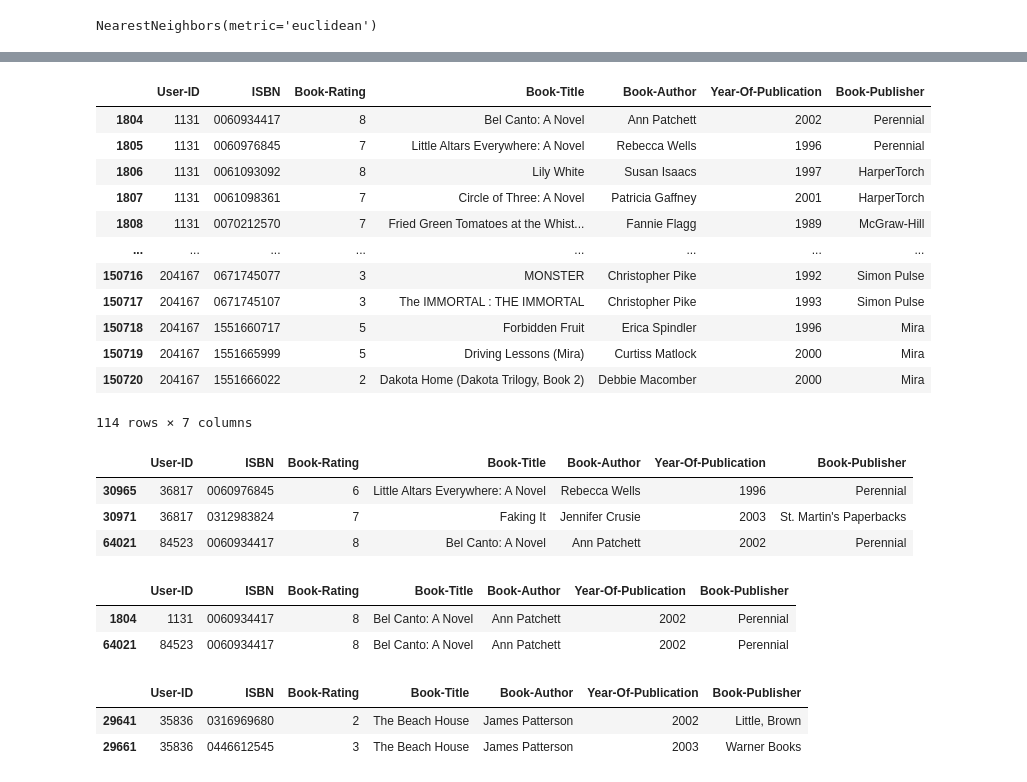
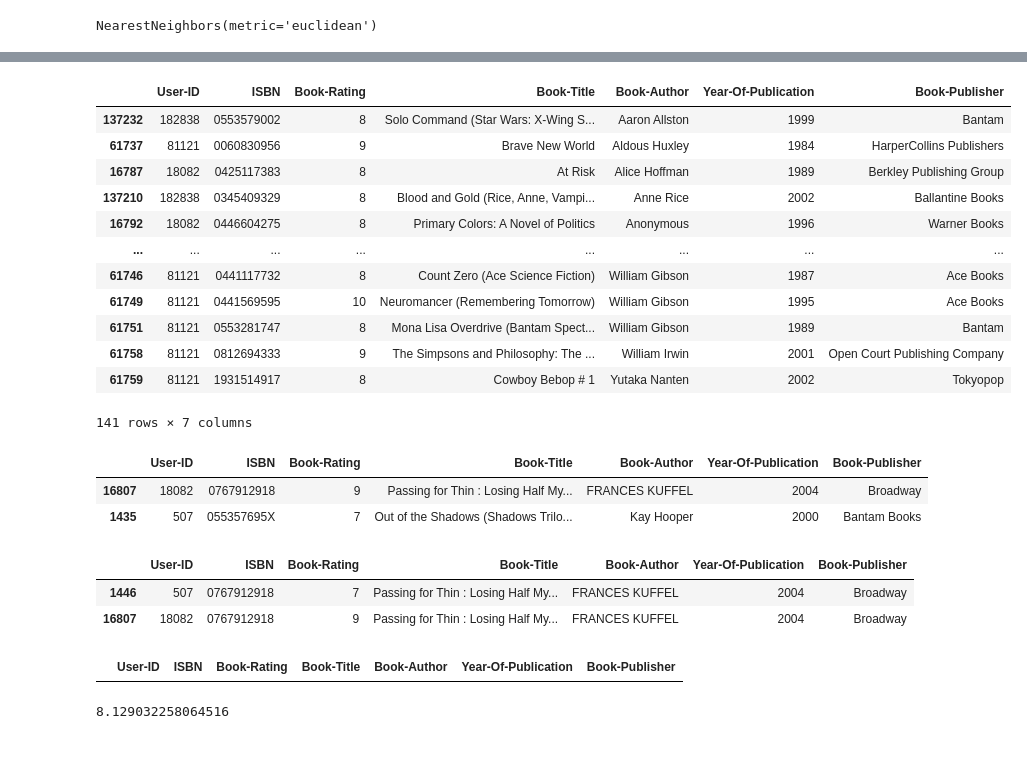
Before and after one commit to caseynator123/EDP_assigment2, a Jupyter notebook: eda/testing_knn_age.ipynb, the cells around one changed output, grey strips where cells are left out. Drawn from its saved outputs; the diff is of its cells as text; code cells hidden in the pictures; blank space fills up the shorter version.

```diff
--- a/eda/testing_knn_age.ipynb
+++ b/eda/testing_knn_age.ipynb
@@ -176,2 +93,2 @@ df['User-Age-Imputed'] = df.apply(impute_age, axis=1)
 # %%
-df = df[['User-ID', 'User-Age', 'User-Age-Imputed']]
+user_age = ratings_user[['User-ID', 'User-Age', 'User-Age-Imputed']]
@@ -193,0 +95,4 @@ df
+# %%
+l = list(user_age.iloc[knn.kneighbors([features.iloc[1]])[1][0]]['User-ID'])
+l.append(user_age.iloc[1]['User-ID'])
+l
@@ -238,39 +129,36 @@ df[df['User-Age'].isna()]
 # %%
-test = ratings.merge(books)
+book_ratings = ratings.merge(books)
 # %%
-test = test[test['User-ID'].isin(list(df.iloc[knn.kneighbors([features.iloc[4]])[1][0]]['User-ID']))]
+book_ratings = book_ratings[book_ratings['User-ID'].isin(l)].sort_values('Book-Author')
 # %%
-test
+book_ratings
 # %% [output]
 |  | User-ID | ISBN | Book-Rating | Book-Title | Book-Author | Year-Of-Publication | Book-Publisher |
-| 1804 | 1131 | 0060934417 | 8 | Bel Canto: A Novel | Ann Patchett | 2002 | Perennial |
-| 1805 | 1131 | 0060976845 | 7 | Little Altars Everywhere: A Novel | Rebecca Wells | 1996 | Perennial |
-| 1806 | 1131 | 0061093092 | 8 | Lily White | Susan Isaacs | 1997 | HarperTorch |
-| 1807 | 1131 | 0061098361 | 7 | Circle of Three: A Novel | Patricia Gaffney | 2001 | HarperTorch |
-| 1808 | 1131 | 0070212570 | 7 | Fried Green Tomatoes at the Whist... | Fannie Flagg | 1989 | McGraw-Hill |
+| 137232 | 182838 | 0553579002 | 8 | Solo Command (Star Wars: X-Wing S... | Aaron Allston | 1999 | Bantam |
+| 61737 | 81121 | 0060830956 | 9 | Brave New World | Aldous Huxley | 1984 | HarperCollins Publishers |
+| 16787 | 18082 | 0425117383 | 8 | At Risk | Alice Hoffman | 1989 | Berkley Publishing Group |
+| 137210 | 182838 | 0345409329 | 8 | Blood and Gold (Rice, Anne, Vampi... | Anne Rice | 2002 | Ballantine Books |
+| 16792 | 18082 | 0446604275 | 8 | Primary Colors: A Novel of Politics | Anonymous | 1996 | Warner Books |
 | ... | ... | ... | ... | ... | ... | ... | ... |
-| 150716 | 204167 | 0671745077 | 3 | MONSTER | Christopher Pike | 1992 | Simon Pulse |
-| 150717 | 204167 | 0671745107 | 3 | The IMMORTAL : THE IMMORTAL | Christopher Pike | 1993 | Simon Pulse |
-| 150718 | 204167 | 1551660717 | 5 | Forbidden Fruit | Erica Spindler | 1996 | Mira |
-| 150719 | 204167 | 1551665999 | 5 | Driving Lessons (Mira) | Curtiss Matlock | 2000 | Mira |
-| 150720 | 204167 | 1551666022 | 2 | Dakota Home (Dakota Trilogy, Book 2) | Debbie Macomber | 2000 | Mira |
+| 61746 | 81121 | 0441117732 | 8 | Count Zero (Ace Science Fiction) | William Gibson | 1987 | Ace Books |
+| 61749 | 81121 | 0441569595 | 10 | Neuromancer (Remembering Tomorrow) | William Gibson | 1995 | Ace Books |
+| 61751 | 81121 | 0553281747 | 8 | Mona Lisa Overdrive (Bantam Spect... | William Gibson | 1989 | Bantam |
+| 61758 | 81121 | 0812694333 | 9 | The Simpsons and Philosophy: The ... | William Irwin | 2001 | Open Court Publishing Company |
+| 61759 | 81121 | 1931514917 | 8 | Cowboy Bebop # 1 | Yutaka Nanten | 2002 | Tokyopop |
-114 rows × 7 columns
+141 rows × 7 columns
 # %%
-test[test['Book-Title'].duplicated()]
+book_ratings[book_ratings['Book-Title'].duplicated()]
 # %% [output]
 |  | User-ID | ISBN | Book-Rating | Book-Title | Book-Author | Year-Of-Publication | Book-Publisher |
-| 30965 | 36817 | 0060976845 | 6 | Little Altars Everywhere: A Novel | Rebecca Wells | 1996 | Perennial |
-| 30971 | 36817 | 0312983824 | 7 | Faking It | Jennifer Crusie | 2003 | St. Martin's Paperbacks |
-| 64021 | 84523 | 0060934417 | 8 | Bel Canto: A Novel | Ann Patchett | 2002 | Perennial |
+| 16807 | 18082 | 0767912918 | 9 | Passing for Thin : Losing Half My... | FRANCES KUFFEL | 2004 | Broadway |
+| 1435 | 507 | 055357695X | 7 | Out of the Shadows (Shadows Trilo... | Kay Hooper | 2000 | Bantam Books |
 # %%
-test[test['ISBN'] == '0060934417']
+book_ratings[book_ratings['ISBN'] == '0767912918']
 # %% [output]
 |  | User-ID | ISBN | Book-Rating | Book-Title | Book-Author | Year-Of-Publication | Book-Publisher |
-| 1804 | 1131 | 0060934417 | 8 | Bel Canto: A Novel | Ann Patchett | 2002 | Perennial |
-| 64021 | 84523 | 0060934417 | 8 | Bel Canto: A Novel | Ann Patchett | 2002 | Perennial |
+| 1446 | 507 | 0767912918 | 7 | Passing for Thin : Losing Half My... | FRANCES KUFFEL | 2004 | Broadway |
+| 16807 | 18082 | 0767912918 | 9 | Passing for Thin : Losing Half My... | FRANCES KUFFEL | 2004 | Broadway |
 # %%
-test[test['Book-Title'] == 'The Beach House']
+book_ratings[book_ratings['Book-Title'] == 'The King of Torts']
 # %% [output]
 |  | User-ID | ISBN | Book-Rating | Book-Title | Book-Author | Year-Of-Publication | Book-Publisher |
-| 29641 | 35836 | 0316969680 | 2 | The Beach House | James Patterson | 2002 | Little, Brown |
-| 29661 | 35836 | 0446612545 | 3 | The Beach House | James Patterson | 2003 | Warner Books |
@@ -276,0 +167,4 @@ test[test['Book-Title'] == 'The Beach House']
+# %%
+a[347]['0002005018']
+# %% [output]
+8.129032258064516
```
Also changed, not shown: parts of 25 cells of this notebook.
